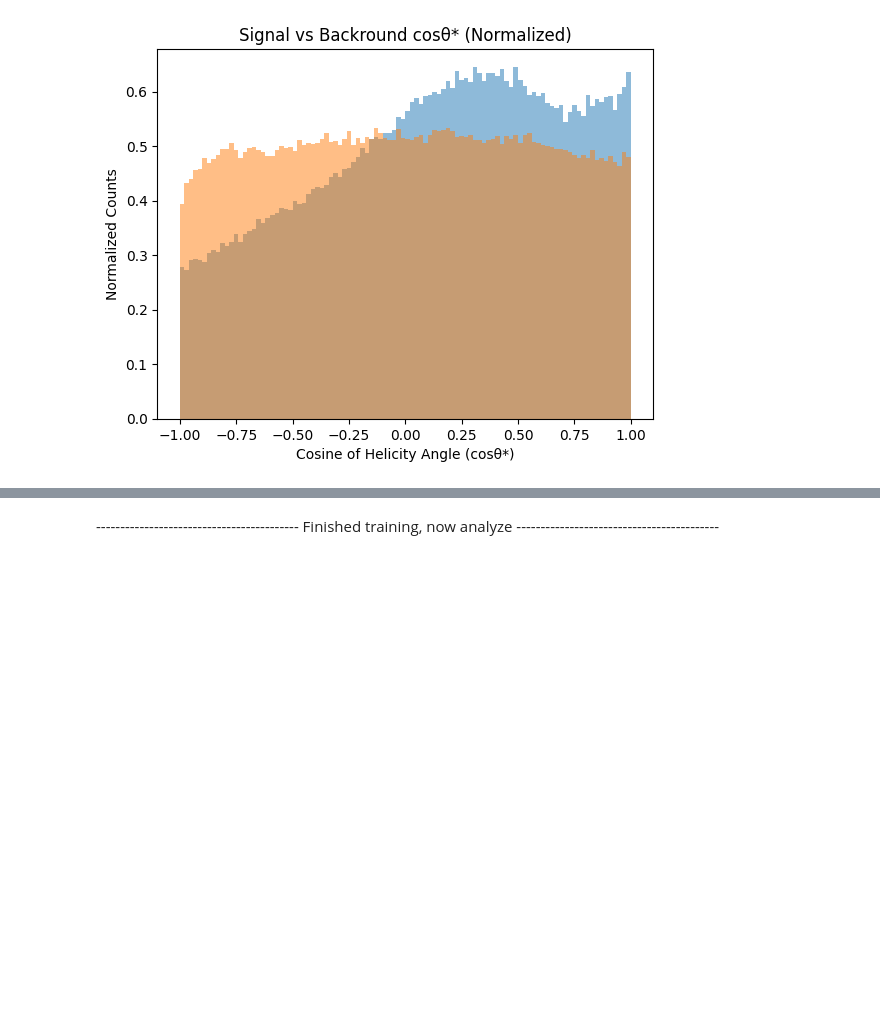
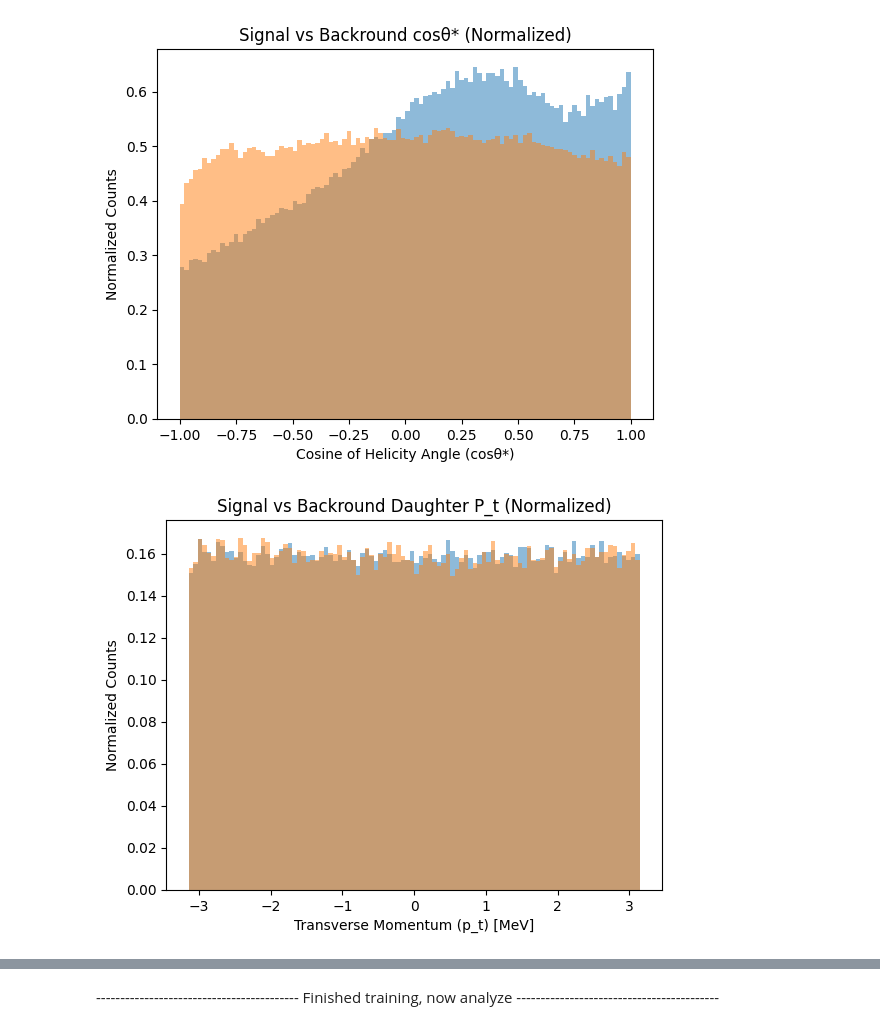
Before and after one commit to GitGup/ATLAS_DNN, a Jupyter notebook: MC_DNN.ipynb, the cells around one changed output, grey strips where cells are left out. Saved outputs shown, nothing was run; the diff lists cells and outputs as text; code cells hidden in the pictures; blank space fills up the shorter version.

```diff
--- a/MC_DNN.ipynb
+++ b/MC_DNN.ipynb
@@ -594,19 +608,21 @@ plt.show()
 [figure]
 [figure]
 # %%
-# counts, bins, _ = plt.hist(X_train1["daughter_pt1"], bins=100)
-# counts2, bins2, _ = plt.hist(X_train2["daughter_pt1"], bins=100)
-# # Normalize the histogram using the formula
-# density = counts / (sum(counts) * np.diff(bins))
-# density2 = counts2 / (sum(counts2) * np.diff(bins2))
+counts, bins, _ = plt.hist(X_train1["daughter_phi3"], bins=100)
+counts2, bins2, _ = plt.hist(X_train2["daughter_phi3"], bins=100)
+# Normalize the histogram using the formula
+density = counts / (sum(counts) * np.diff(bins))
+density2 = counts2 / (sum(counts2) * np.diff(bins2))
 
-# # Plot the normalized histogram
-# plt.clf()
-# plt.bar(bins[:-1], density, width=np.diff(bins), align='edge', alpha=0.5)
-# plt.bar(bins2[:-1], density2, width=np.diff(bins2), align='edge', alpha=0.5)
-# plt.title("Signal vs Backround Daughter P_t (Normalized)")
-# plt.xlabel("Transverse Momentum (p_t) [MeV]")
-# plt.ylabel("Normalized Counts")
-# plt.show()
+# Plot the normalized histogram
+plt.clf()
+plt.bar(bins[:-1], density, width=np.diff(bins), align='edge', alpha=0.5)
+plt.bar(bins2[:-1], density2, width=np.diff(bins2), align='edge', alpha=0.5)
+plt.title("Signal vs Backround Daughter P_t (Normalized)")
+plt.xlabel("Transverse Momentum (p_t) [MeV]")
+plt.ylabel("Normalized Counts")
+plt.show()
+# %% [output]
+[figure, added]
 # %%
 #counts, bins, _ = plt.hist(X_train1, bins=20)
```
Also changed, not shown: parts of 19 cells of this notebook.
